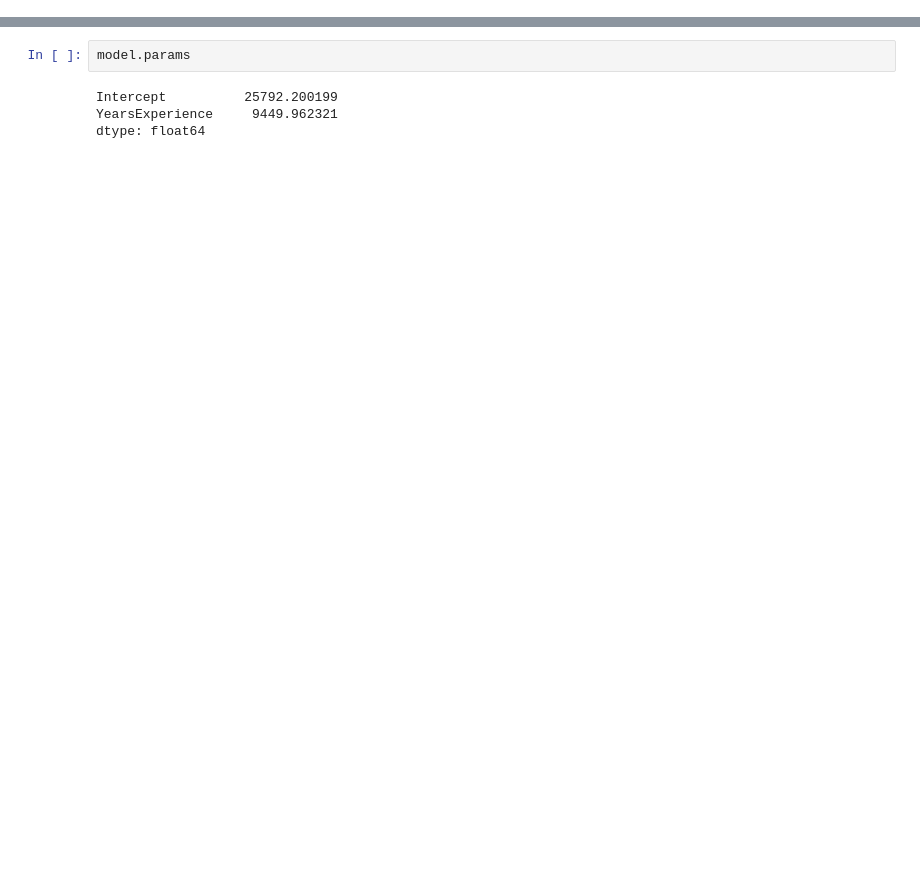
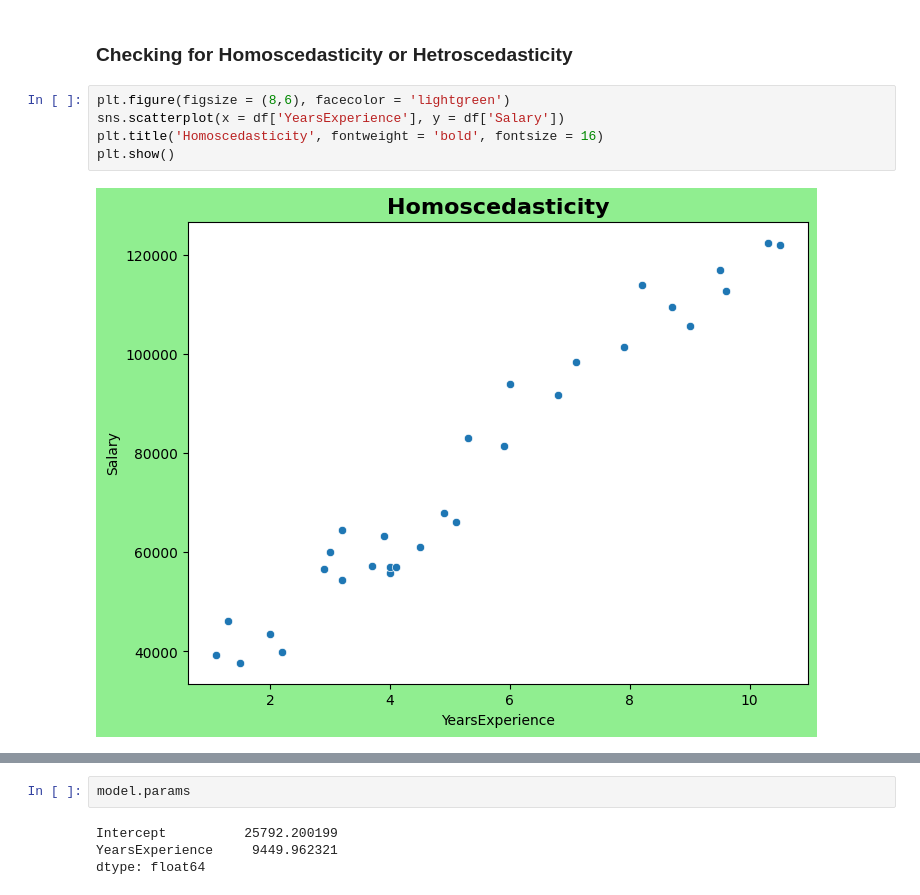
Before and after one commit to sailu708d/ASSIGN_04-SLRQ2.ipynb, a Jupyter notebook: ASSIGN_04_SLRQ2.ipynb, the cells around one changed output, grey strips where cells are left out. Cells and saved outputs as stored; diff of their text form; blank space fills up the shorter version.

```diff
--- a/ASSIGN_04_SLRQ2.ipynb
+++ b/ASSIGN_04_SLRQ2.ipynb
@@ -81,0 +122,9 @@ model=smf.ols(('Salary~YearsExperience'),data=dataset).fit()
+# %% [markdown]
+### Checking for Homoscedasticity or Hetroscedasticity
+# %%
+plt.figure(figsize = (8,6), facecolor = 'lightgreen')
+sns.scatterplot(x = df['YearsExperience'], y = df['Salary'])
+plt.title('Homoscedasticity', fontweight = 'bold', fontsize = 16)
+plt.show()
+# %% [output]
+[figure, added]
```
Also changed, not shown: parts of 74 cells of this notebook.
